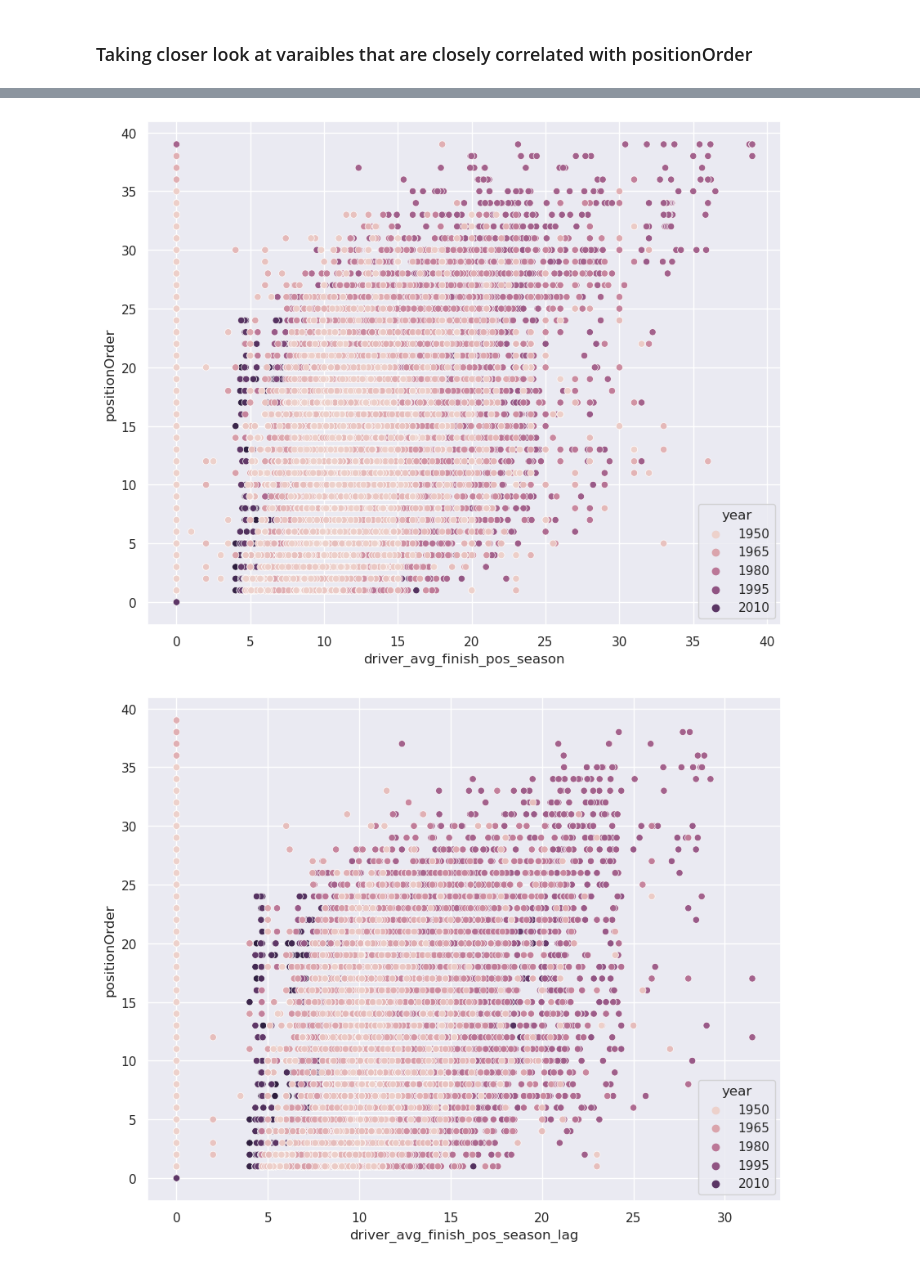
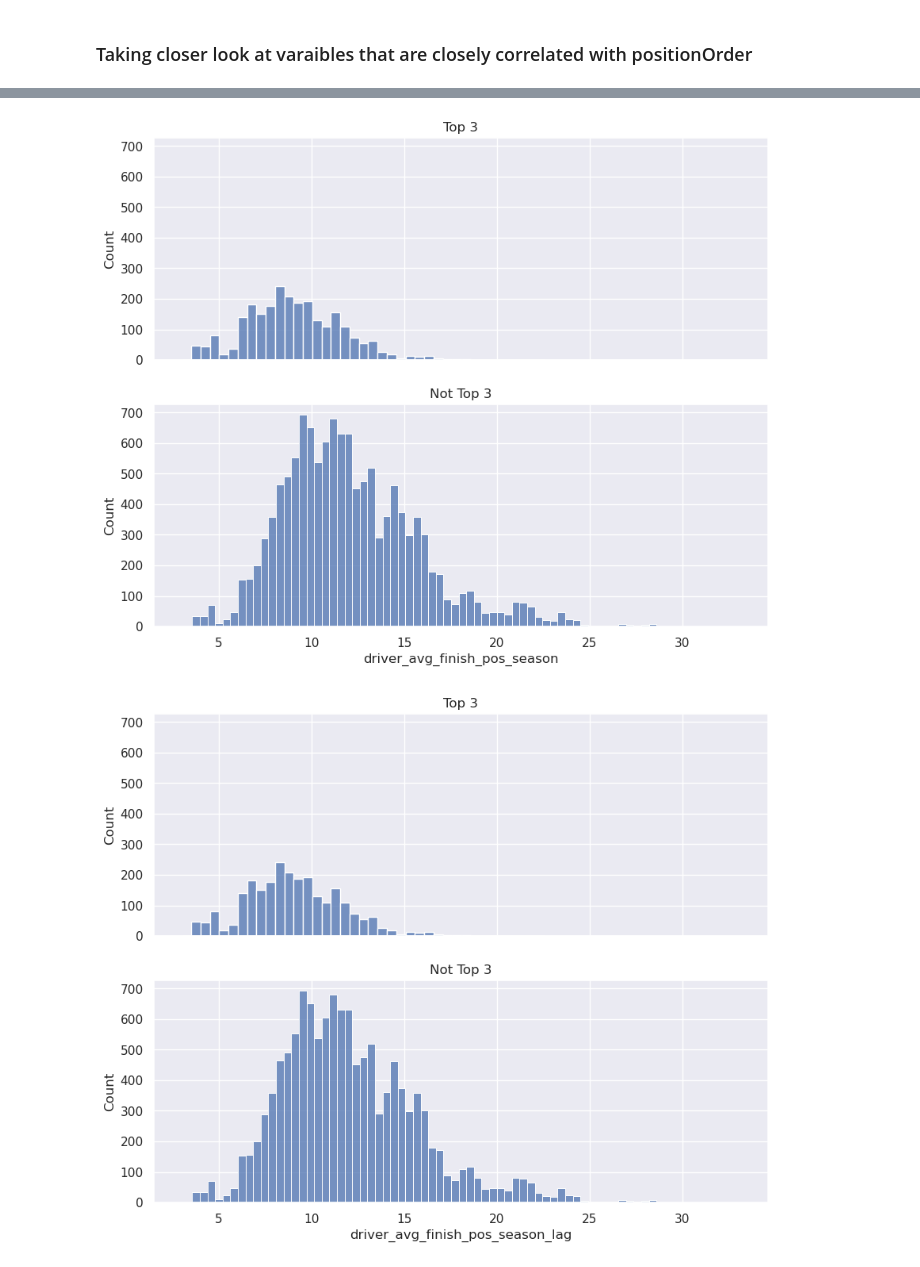
Before and after one commit to BoSsHoGaLeX66/F1Prediction, a Jupyter notebook: EDA.ipynb, the cells around one changed output, grey strips where cells are left out. Cells and saved outputs as stored; diff of their text form; code cells hidden in the pictures.

```diff
--- a/EDA.ipynb
+++ b/EDA.ipynb
@@ -7,9 +7,19 @@ import pandas as pd
 import numpy as np
 import seaborn as sns
 import matplotlib.pyplot as plt
+from sklearn.tree import DecisionTreeClassifier
+from sklearn.ensemble import RandomForestClassifier
+from sklearn.svm import SVC
+from sklearn.model_selection import cross_val_score, GridSearchCV, train_test_split
+from sklearn.metrics import roc_auc_score, f1_score, precision_score, recall_score
+from sklearn.preprocessing import StandardScaler
 %matplotlib inline
 import warnings
 warnings.filterwarnings(action='once')
+sns.set_theme(style="darkgrid")
 # %%
+# Read in the data from preprocessing and feature engineering
 result_df = pd.read_csv('Data/Modeling_v1.csv')
+result_df.drop(columns=['Unnamed: 0'], inplace=True)
+result_df.top_3 = result_df.top_3.astype('int')
 # %%
@@ -46,2 +34,0 @@ result_df.drop(columns=['position_driver_drop', 'wins_driver', 'position_constru
-# %%
-result_df.fillna(0, inplace=True)
@@ -63,12 +111,20 @@ plt.show()
 # %%
-fig, ax = plt.subplots(figsize=(10,8))
-sns.scatterplot(result_df, x='driver_avg_finish_pos_season', y='positionOrder', hue='year', ax=ax, )
+fig, ax = plt.subplots(figsize=(10,8), sharex=True, sharey=True, nrows=2)
+sns.histplot(result_df[result_df.top_3 == 1], x='driver_avg_finish_pos_season', ax=ax[0])
+sns.histplot(result_df[result_df.top_3 == 0], x='driver_avg_finish_pos_season', ax=ax[1])
+ax[0].set_title('Top 3')
+ax[1].set_title('Not Top 3')
+plt.savefig('Images/PositionOrderVsdriver_avg_finish_pos_season.png')
 plt.show()
 # %% [output]
-[figure, old version]
+[figure, new version]
 # %%
-fig, ax = plt.subplots(figsize=(10,8))
-sns.scatterplot(result_df, x='driver_avg_finish_pos_season_lag', y='positionOrder', hue='year', ax=ax)
+fig, ax = plt.subplots(figsize=(10,8), sharex=True, sharey=True, nrows=2)
+sns.histplot(result_df[result_df.top_3 == 1], x='driver_avg_finish_pos_season_lag', ax=ax[0])
+sns.histplot(result_df[result_df.top_3 == 0], x='driver_avg_finish_pos_season_lag', ax=ax[1])
+ax[0].set_title('Top 3')
+ax[1].set_title('Not Top 3')
+plt.savefig('Images/driver_avg_pos_season_lag.png')
 plt.show()
 # %% [output]
-[figure, old version]
+[figure, new version]
```
Also changed, not shown: parts of 18 cells of this notebook, 24 other files.
